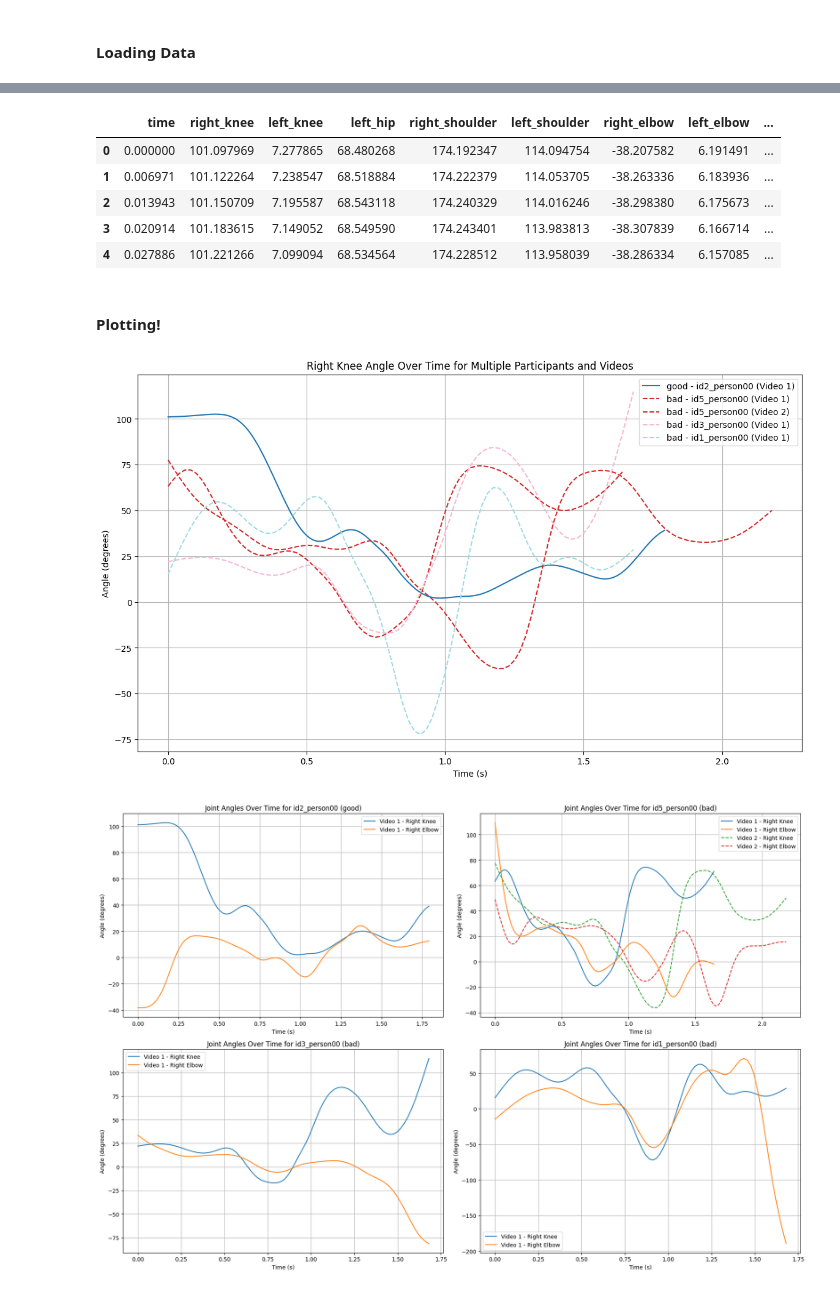
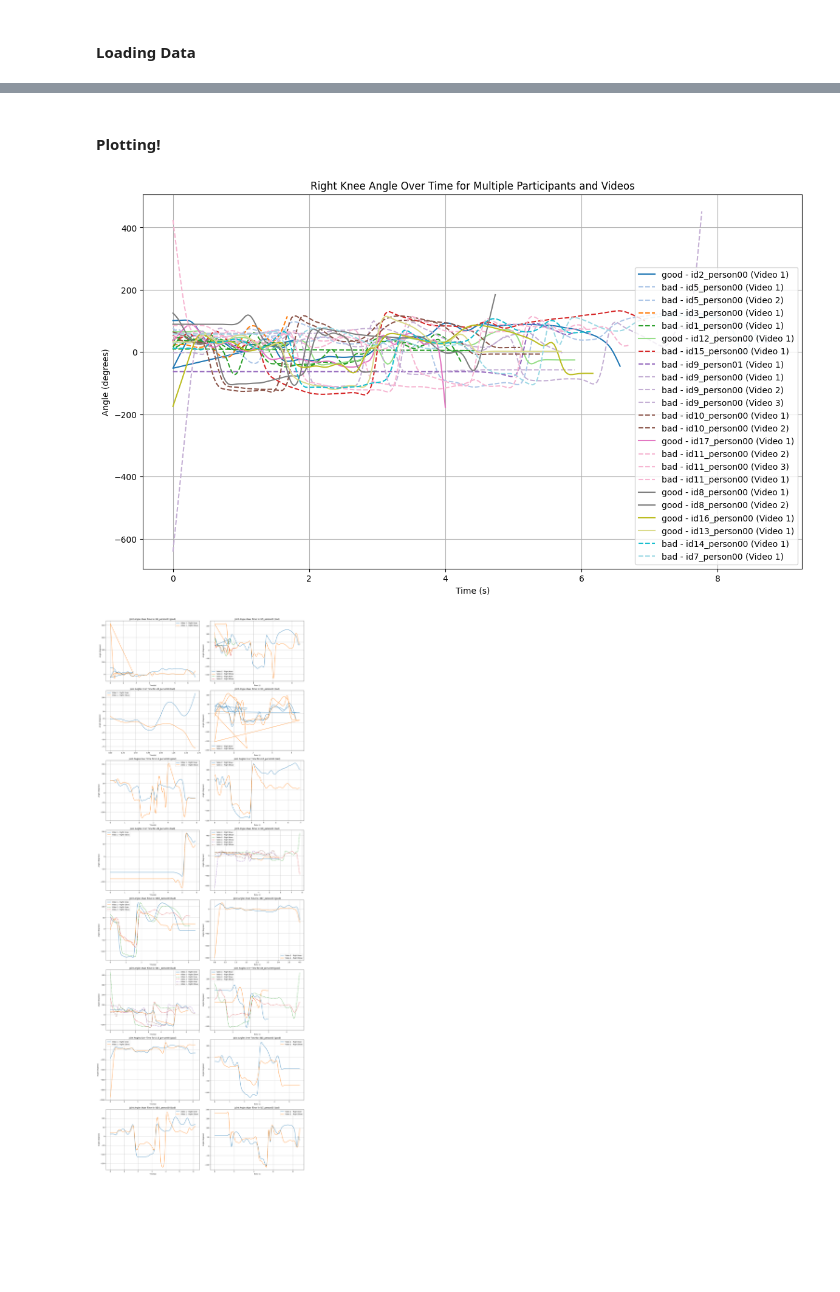
Before and after one commit to Niels-Engedal/GymTracker, a Jupyter notebook: Scripts/analysis_notebook.ipynb, the cells around one changed output, grey strips where cells are left out. Saved outputs shown, nothing was run; the diff lists cells and outputs as text; code cells hidden in the pictures; blank space fills up the shorter version.

Commit message:
Combined all MOT files into "all_mot_moves_df"

```diff
--- a/Scripts/analysis_notebook.ipynb
+++ b/Scripts/analysis_notebook.ipynb
@@ -82,5 +181,5 @@ st_salto_mot_combined_df = load_multiple_files(st_salto_mot_file_paths, file_typ
 # combine all the dataframes in one large one
 #all_trc_moves_df = pd.concat([kraft_trc_combined_df, st_salto_trc_combined_df], axis=1)
 
-#all_mot_moves_df = pd.concat([kraft_mot_combined_df, st_salto_mot_combined_df], axis=1)
+all_mot_moves_df = pd.concat([kraft_mot_combined_df, st_salto_mot_combined_df], axis=0)
 # %% [output]
@@ -132,11 +245,2 @@ Unique video numbers in trc_files ['1' '2']
-# %%
-kraft_mot_combined_df.head()
-# %% [output]
-|  | time | right_knee | left_knee | left_hip | right_shoulder | left_shoulder | right_elbow | left_elbow | ... |
-| 0 | 0.000000 | 101.097969 | 7.277865 | 68.480268 | 174.192347 | 114.094754 | -38.207582 | 6.191491 | ... |
-| 1 | 0.006971 | 101.122264 | 7.238547 | 68.518884 | 174.222379 | 114.053705 | -38.263336 | 6.183936 | ... |
-| 2 | 0.013943 | 101.150709 | 7.195587 | 68.543118 | 174.240329 | 114.016246 | -38.298380 | 6.175673 | ... |
-| 3 | 0.020914 | 101.183615 | 7.149052 | 68.549590 | 174.243401 | 113.983813 | -38.307839 | 6.166714 | ... |
-| 4 | 0.027886 | 101.221266 | 7.099094 | 68.534564 | 174.228512 | 113.958039 | -38.286334 | 6.157085 | ... |
 # %% [markdown]
 #### Plotting!
@@ -179,12 +248,12 @@ def plot_hip_trajectory(df):
 # Assuming combined_trc_df and combined_mot_df are DataFrames with motion capture data
 #plot_hip_trajectory(trc_combined_df)
 #standardized_trc_df = standardize_trc_data(trc_combined_df)
-plot_joint_angle(kraft_mot_combined_df, 'right_knee')
+plot_joint_angle(all_mot_moves_df, 'right_knee')
 # %% [output]
-[figure, old version]
+[figure, new version]
 # %%
 # Example usage with a DataFrame containing joint data
 joint_names = ['right_knee', 'right_elbow']  # List of joints to plot
-plot_all_joints(kraft_mot_combined_df, joint_names, grid=True, fig_size = (18, 6))
+plot_all_joints(all_mot_moves_df, joint_names, grid=True, fig_size = (18, 6))
 # %% [output]
-[figure, old version]
+[figure, new version]
```
Also changed, not shown: parts of 9 cells of this notebook, 49 other files.
